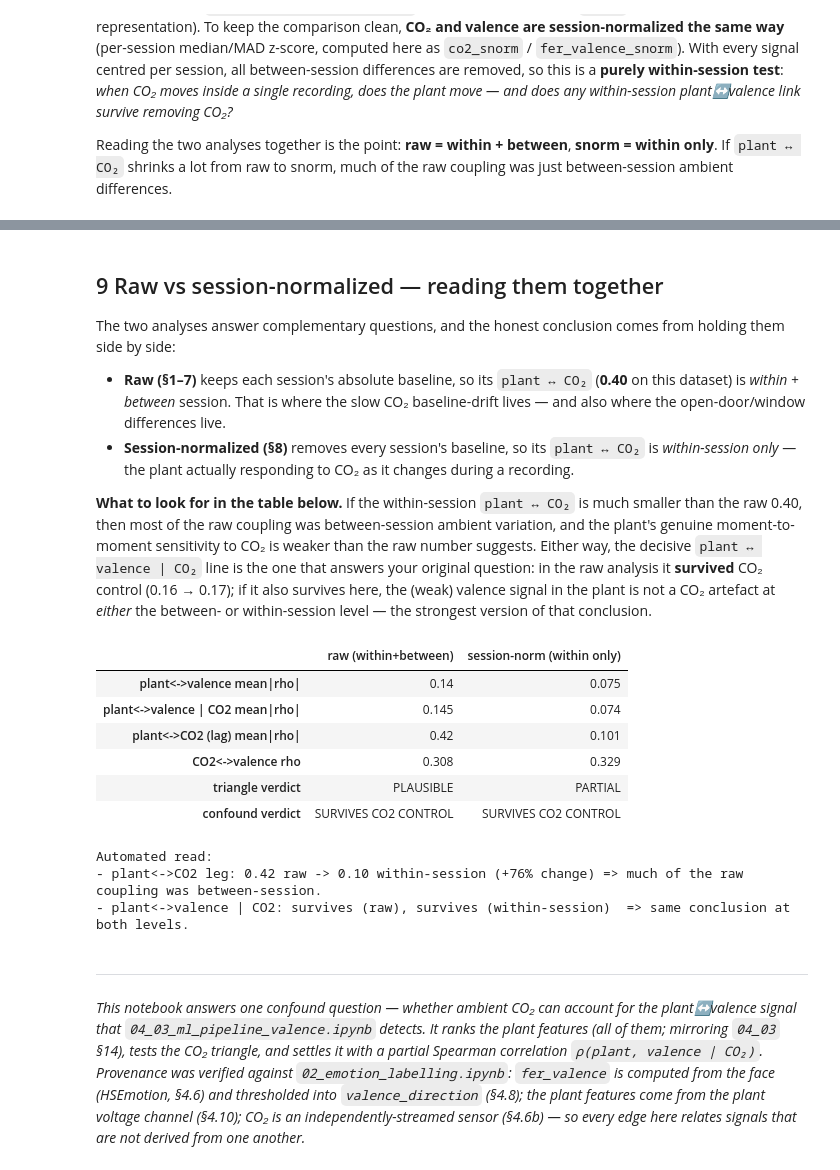
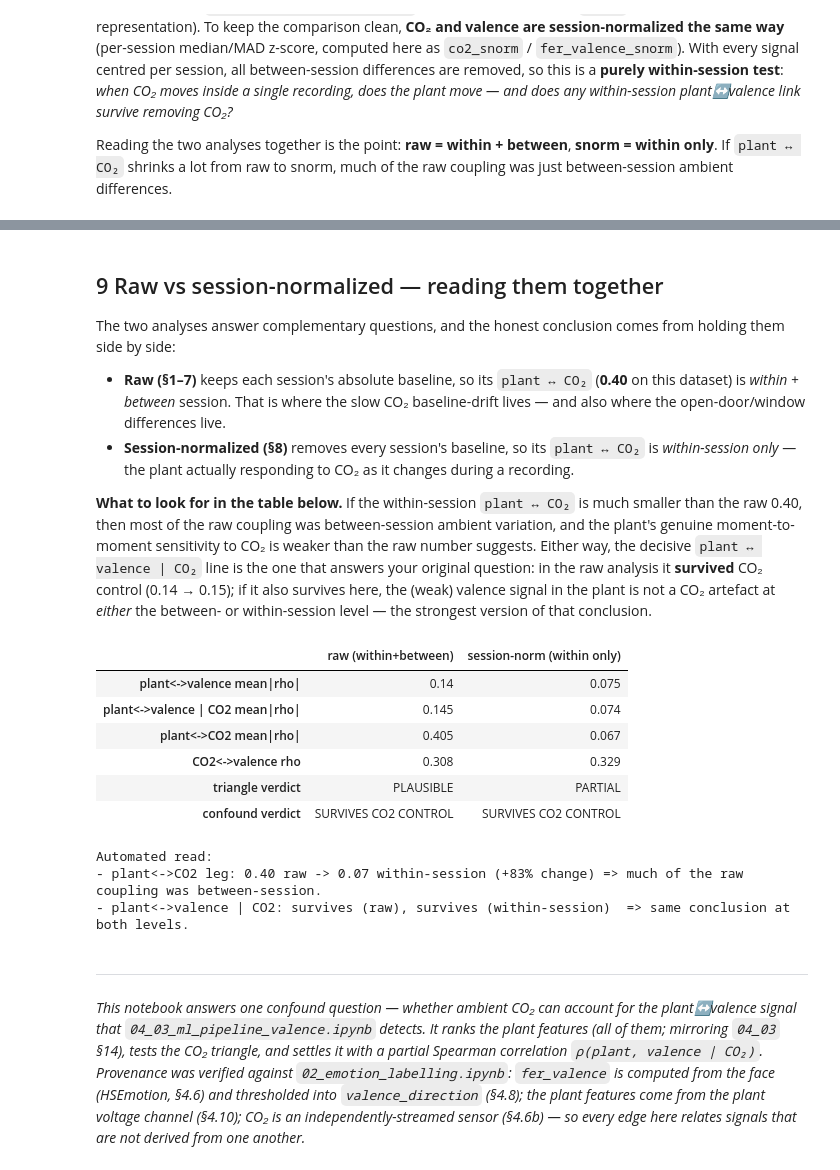
Before and after one commit to JakobJetter/COIN2026_Team-1_Plant-Emotion-Detector, a Jupyter notebook: notebooks/05_Correlation_Analysis.ipynb, the cells around one changed output, grey strips where cells are left out. Drawn from its saved outputs; the diff is of its cells as text; code cells hidden in the pictures.

```diff
--- a/notebooks/05_Correlation_Analysis.ipynb
+++ b/notebooks/05_Correlation_Analysis.ipynb
@@ -674,21 +650,16 @@ TOP_SN = _imp_sn.sort_values("mean_importance", ascending=False).head(N_TOP).ind
 N_TOP = len(TOP_SN)   # actual snorm count carried
 
 # --- three legs + partial, all on session-normalized signals ---
-def _leg_sn(ref_col, with_lag=False):
+def _leg_sn(ref_col):
     rows = []
     for f in TOP_SN:
         r, p, n = _spear(df[ref_col], df[f])
-        row = dict(plant_feature=f, rho=r, p_value=p, n=n,
-                   best_lag=np.nan, best_lag_rho=np.nan, best_lag_p=np.nan)
-        if with_lag:
-            bl = _best_lag(df, ref_col, f, LAG_RANGE)
-            row.update(best_lag=bl["lag"], best_lag_rho=bl["rho"], best_lag_p=bl["p"])
-        rows.append(row)
+        rows.append(dict(plant_feature=f, rho=r, p_value=p, n=n))
     return pd.DataFrame(rows)
 
 if CO2_COL is not None:
     leg_pv_sn = _leg_sn("fer_valence_snorm")
-    leg_pc_sn = _leg_sn("co2_snorm", with_lag=True)
+    leg_pc_sn = _leg_sn("co2_snorm")
     co2v_rho_sn, co2v_p_sn, co2v_n_sn = _spear(df["co2_snorm"], df["fer_valence_snorm"])
     _par = [dict(plant_feature=f,
                  partial_rho=_partial_spearman(df[f], df["fer_valence_snorm"], df["co2_snorm"])[0],
@@ -698,11 +669,10 @@ if CO2_COL is not None:
 
     PV_mean_sn = leg_pv_sn["rho"].abs().mean();          PV_sig_sn = int((leg_pv_sn["p_value"] < ALPHA).sum())
     PART_mean_sn = leg_pv_sn["partial_rho"].abs().mean(); PART_sig_sn = int((leg_pv_sn["partial_p"] < ALPHA).sum())
-    PC_mean_sn = leg_pc_sn["best_lag_rho"].abs().mean();  PC_sig_sn = int((leg_pc_sn["best_lag_p"] < ALPHA).sum())
-    PC_mean_lag0_sn = leg_pc_sn["rho"].abs().mean()
+    PC_mean_sn = leg_pc_sn["rho"].abs().mean();  PC_sig_sn = int((leg_pc_sn["p_value"] < ALPHA).sum())
     PV_frac_sn = PV_sig_sn / N_TOP
     retained_sn = (PART_mean_sn / PV_mean_sn) if PV_mean_sn > 0 else np.nan
-    indirect_sn = abs(co2v_rho_sn) * PC_mean_lag0_sn
+    indirect_sn = abs(co2v_rho_sn) * PC_mean_sn
 
     legPC_present_sn = _leg_present(PC_mean_sn, PC_sig_sn / N_TOP)
     legCV_present_sn = (not np.isnan(co2v_p_sn)) and (co2v_p_sn < ALPHA) and (abs(co2v_rho_sn) >= RHO_MIN)
@@ -717,7 +687,7 @@ if CO2_COL is not None:
     print(f"  plant <-> valence         : mean|rho|={PV_mean_sn:.3f}   {PV_sig_sn}/{N_TOP} sig")
     print(f"  plant <-> valence (| CO2)  : mean|rho|={PART_mean_sn:.3f}   {PART_sig_sn}/{N_TOP} sig   "
           f"-> {100*(1-retained_sn):.0f}% of the association removed by CO2")
-    print(f"  plant <-> CO2 (lag)       : mean|rho|={PC_mean_sn:.3f}   {PC_sig_sn}/{N_TOP} sig   present={legPC_present_sn}")
+    print(f"  plant <-> CO2             : mean|rho|={PC_mean_sn:.3f}   {PC_sig_sn}/{N_TOP} sig   present={legPC_present_sn}")
     print(f"  CO2   <-> valence         : rho={co2v_rho_sn:.3f}  p={co2v_p_sn:.4f}  n={co2v_n_sn}   present={legCV_present_sn}")
     print(f"\n  Triangle verdict : {verdict_sn}")
     print(f"  Confound verdict : {confound_verdict_sn}")
@@ -864,7 +834,7 @@ coupling was between-session ambient variation, and the plant's genuine
 moment-to-moment sensitivity to CO₂ is weaker than the raw number suggests.
 Either way, the decisive `plant ↔ valence | CO₂` line is the one that
 answers your original question: in the raw analysis it **survived** CO₂
-control (0.16 → 0.17); if it also survives here, the (weak) valence signal in
+control (0.14 → 0.15); if it also survives here, the (weak) valence signal in
 the plant is not a CO₂ artefact at *either* the between- or within-session
 level — the strongest version of that conclusion.
 # %%
@@ -875,43 +845,43 @@ else:
         "raw (within+between)": {
             "plant<->valence  mean|rho|":        round(PV_mean, 3),
             "plant<->valence | CO2  mean|rho|":  round(PART_mean, 3),
-            "plant<->CO2 (lag)  mean|rho|":      round(PC_mean, 3),
+            "plant<->CO2  mean|rho|":      round(PC_mean, 3),
             "CO2<->valence  rho":                round(co2_val_rho, 3),
             "triangle verdict":                  verdict,
             "confound verdict":                  confound_verdict,
         },
         "session-norm (within only)": {
             "plant<->valence  mean|rho|":        round(PV_mean_sn, 3),
             "plant<->valence | CO2  mean|rho|":  round(PART_mean_sn, 3),
-            "plant<->CO2 (lag)  mean|rho|":      round(PC_mean_sn, 3),
+            "plant<->CO2  mean|rho|":      round(PC_mean_sn, 3),
             "CO2<->valence  rho":                round(co2v_rho_sn, 3),
             "triangle verdict":                  verdict_sn,
             "confound verdict":                  confound_verdict_sn,
         },
     })
     display(cmp)
 
     same = confound_verdict == confound_verdict_sn
     print("\nAutomated read:")
     if PC_mean > 0:
         print(f"- plant<->CO2 leg: {PC_mean:.2f} raw -> {PC_mean_sn:.2f} within-session "
               f"({100*(1-PC_mean_sn/PC_mean):+.0f}% change) => "
               + ("much of the raw coupling was between-session."
                  if PC_mean_sn < 0.6 * PC_mean else
                  "a real within-session component remains."))
     print(f"- plant<->valence | CO2: {'survives' if confound_verdict=='SURVIVES CO2 CONTROL' else confound_verdict.lower()} (raw), "
           f"{'survives' if confound_verdict_sn=='SURVIVES CO2 CONTROL' else confound_verdict_sn.lower()} (within-session)"
           + ("  => same conclusion at both levels." if same else "  => conclusions differ; read both."))
 # %% [output]
 |  | raw (within+between) | session-norm (within only) |
 | plant<->valence mean|rho| | 0.14 | 0.075 |
 | plant<->valence | CO2 mean|rho| | 0.145 | 0.074 |
-| plant<->CO2 (lag) mean|rho| | 0.42 | 0.101 |
+| plant<->CO2 mean|rho| | 0.405 | 0.067 |
 | CO2<->valence rho | 0.308 | 0.329 |
 | triangle verdict | PLAUSIBLE | PARTIAL |
 | confound verdict | SURVIVES CO2 CONTROL | SURVIVES CO2 CONTROL |
 Automated read:
-- plant<->CO2 leg: 0.42 raw -> 0.10 within-session (+76% change) => much of the raw coupling was between-session.
+- plant<->CO2 leg: 0.40 raw -> 0.07 within-session (+83% change) => much of the raw coupling was between-session.
 - plant<->valence | CO2: survives (raw), survives (within-session)  => same conclusion at both levels.
 # %% [markdown]
 ---
```
Also changed, not shown: parts of 8 cells of this notebook, 13 other files.
